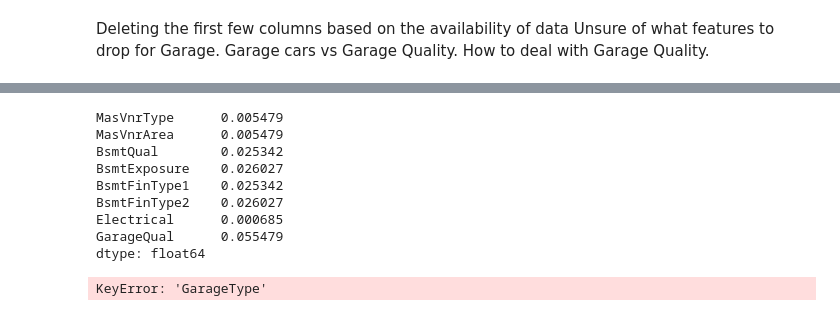
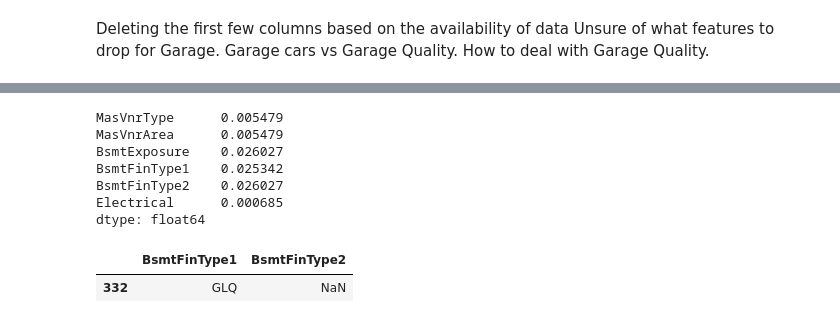
Before and after one commit to seanwdc/BIA_Regression, a Jupyter notebook: Data/Analysis.ipynb, the cells around one changed output, grey strips where cells are left out. Saved outputs shown, nothing was run; the diff lists cells and outputs as text; code cells hidden in the pictures.

```diff
--- a/Data/Analysis.ipynb
+++ b/Data/Analysis.ipynb
@@ -10,3 +9,19 @@ train_df.drop(to_remove, axis =1 ,inplace = True)
 Deleting the first few columns based on the availability of data
 Unsure of what features to drop for Garage. Garage cars vs Garage Quality.
 How to deal with Garage Quality.
+# %%
+insufficient_data = ['Alley', 'Fence', 'MiscFeature', 'PoolQC', 'FireplaceQu',
+                     'LotFrontage']
+
+imbalanced_data = ['3SsnPorch','BsmtCond', 'GarageQual', 'GarageCond', 'Heating', 'LandContour',
+                   'LandSlope', 'LowQualFinSF','PoolArea', 'RoofMatl', 'Street', 'Utilities']
+
+nonsense_data = ['Condition1', 'Condition2', 'Functional', 'GarageType', 'GarageYrBlt',
+                 'BsmtHalfBath','LotConfig', 'LotShape', 'PavedDrive', 'MoSold', 'SaleCondition',
+                 'YrSold']
+
+extra_data = ['GarageCars', 'GarageFinish', 'HalfBath', 'BsmtFullBath', 'YearBuilt']
+
+
+train_df.drop(insufficient_data + imbalanced_data + nonsense_data + extra_data, axis = 1,
+             inplace = True)
@@ -13,20 +58,22 @@ How to deal with Garage Quality.
 # %%
-# train_df[train_df.columns[(train_df.isna().sum() / train_df.shape[0]) > 0]].shape
+# train_df[train_df.columns[(train_df.isna().sum() / train_df.shape[0]) > 0]]
 pd_series = train_df.isna().sum() / train_df.shape[0]
 pd_series[pd_series > 0]
+# train_df.columns
 # %% [output]
 MasVnrType      0.005479
 MasVnrArea      0.005479
-BsmtQual        0.025342
 BsmtExposure    0.026027
 BsmtFinType1    0.025342
 BsmtFinType2    0.026027
 Electrical      0.000685
-GarageQual      0.055479
 dtype: float64
-# %%
-train_df['GarageType'] = train_df['GarageType'].fillna('NF')
-# %% [output]
-KeyError: 'GarageType'
+# %%
+# train_df['BsmtExposure'] = train_df['BsmtExposure'].fillna('No Basement')
+
+train_df[(train_df['BsmtFinType1'].isna() == False) & (train_df['BsmtFinType2'].isna() == True)][['BsmtFinType1', 'BsmtFinType2']]
+# %% [output]
+|  | BsmtFinType1 | BsmtFinType2 |
+| 332 | GLQ | NaN |
 # %%
 # missing_vals = train_df[train_df.columns[train_df.isnull().sum() >0]]
```
Also changed, not shown: parts of 9 cells of this notebook.
